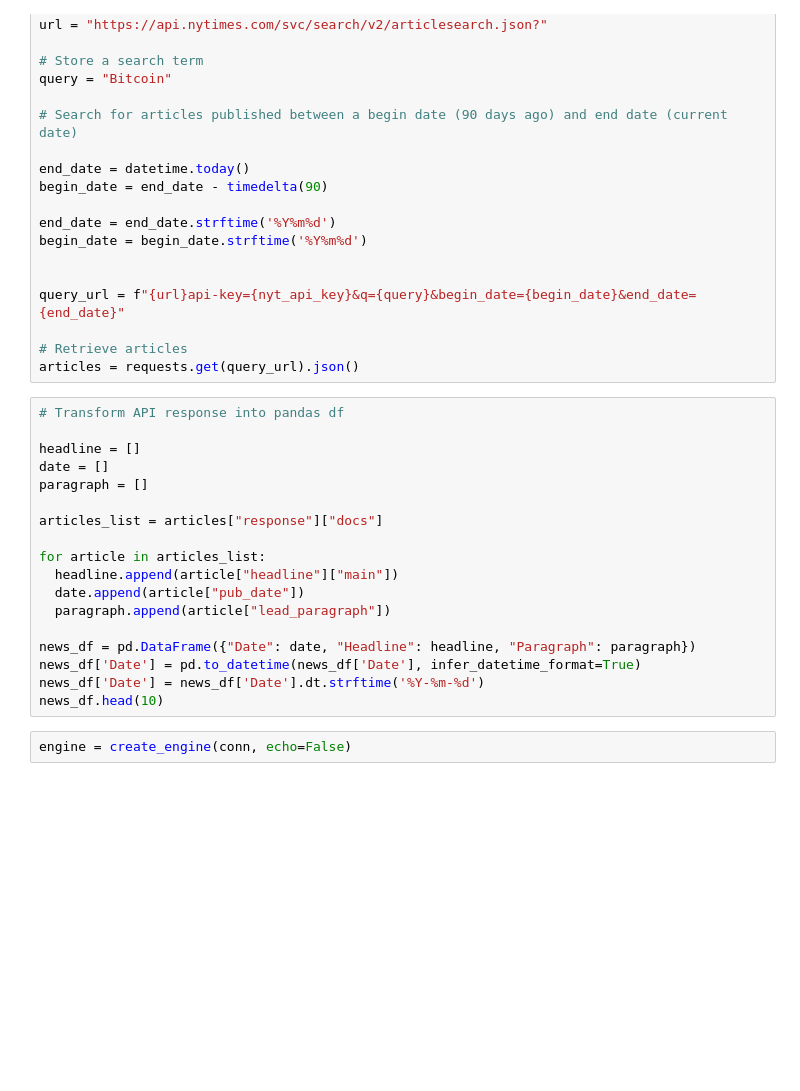
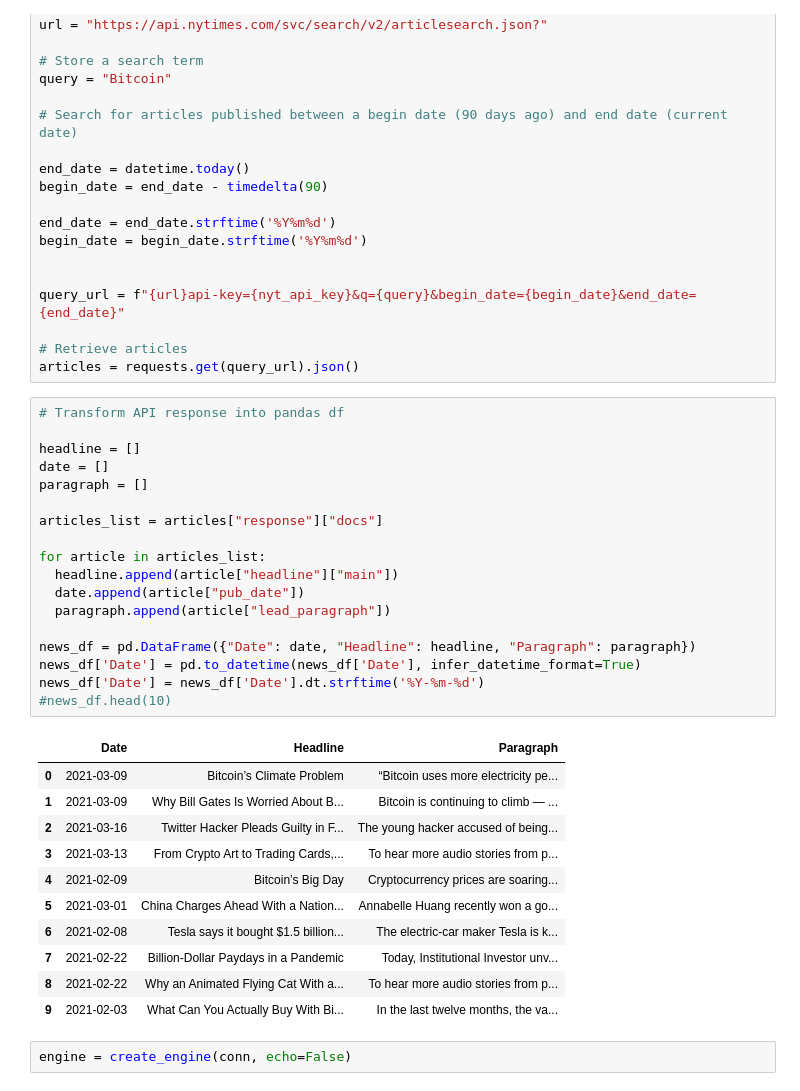
Before and after one commit to HDietrich416/BitcoinDashboard, a Jupyter notebook: bitcoin_app/assets/Bitcoin_ETL.ipynb, the cells around one changed output. Saved outputs shown, nothing was run; the diff lists cells and outputs as text; blank space fills up the shorter version.

```diff
--- a/bitcoin_app/assets/Bitcoin_ETL.ipynb
+++ b/bitcoin_app/assets/Bitcoin_ETL.ipynb
@@ -180,21 +183,33 @@ articles = requests.get(query_url).json()
 # %%
 # Transform API response into pandas df
 
 headline = []
 date = []
 paragraph = []
 
 articles_list = articles["response"]["docs"]
 
 for article in articles_list:
   headline.append(article["headline"]["main"])
   date.append(article["pub_date"])
   paragraph.append(article["lead_paragraph"])
 
 news_df = pd.DataFrame({"Date": date, "Headline": headline, "Paragraph": paragraph})
 news_df['Date'] = pd.to_datetime(news_df['Date'], infer_datetime_format=True)
 news_df['Date'] = news_df['Date'].dt.strftime('%Y-%m-%d')
-news_df.head(10)
+#news_df.head(10)
+# %% [output]
+|  | Date | Headline | Paragraph |
+| 0 | 2021-03-09 | Bitcoin’s Climate Problem | “Bitcoin uses more electricity pe... |
+| 1 | 2021-03-09 | Why Bill Gates Is Worried About B... | Bitcoin is continuing to climb — ... |
+| 2 | 2021-03-16 | Twitter Hacker Pleads Guilty in F... | The young hacker accused of being... |
+| 3 | 2021-03-13 | From Crypto Art to Trading Cards,... | To hear more audio stories from p... |
+| 4 | 2021-02-09 | Bitcoin’s Big Day | Cryptocurrency prices are soaring... |
+| 5 | 2021-03-01 | China Charges Ahead With a Nation... | Annabelle Huang recently won a go... |
+| 6 | 2021-02-08 | Tesla says it bought $1.5 billion... | The electric-car maker Tesla is k... |
+| 7 | 2021-02-22 | Billion-Dollar Paydays in a Pandemic | Today, Institutional Investor unv... |
+| 8 | 2021-02-22 | Why an Animated Flying Cat With a... | To hear more audio stories from p... |
+| 9 | 2021-02-03 | What Can You Actually Buy With Bi... | In the last twelve months, the va... |
 # %%
 engine = create_engine(conn, echo=False)
 # %%
```
Also changed, not shown: parts of 15 cells of this notebook.
